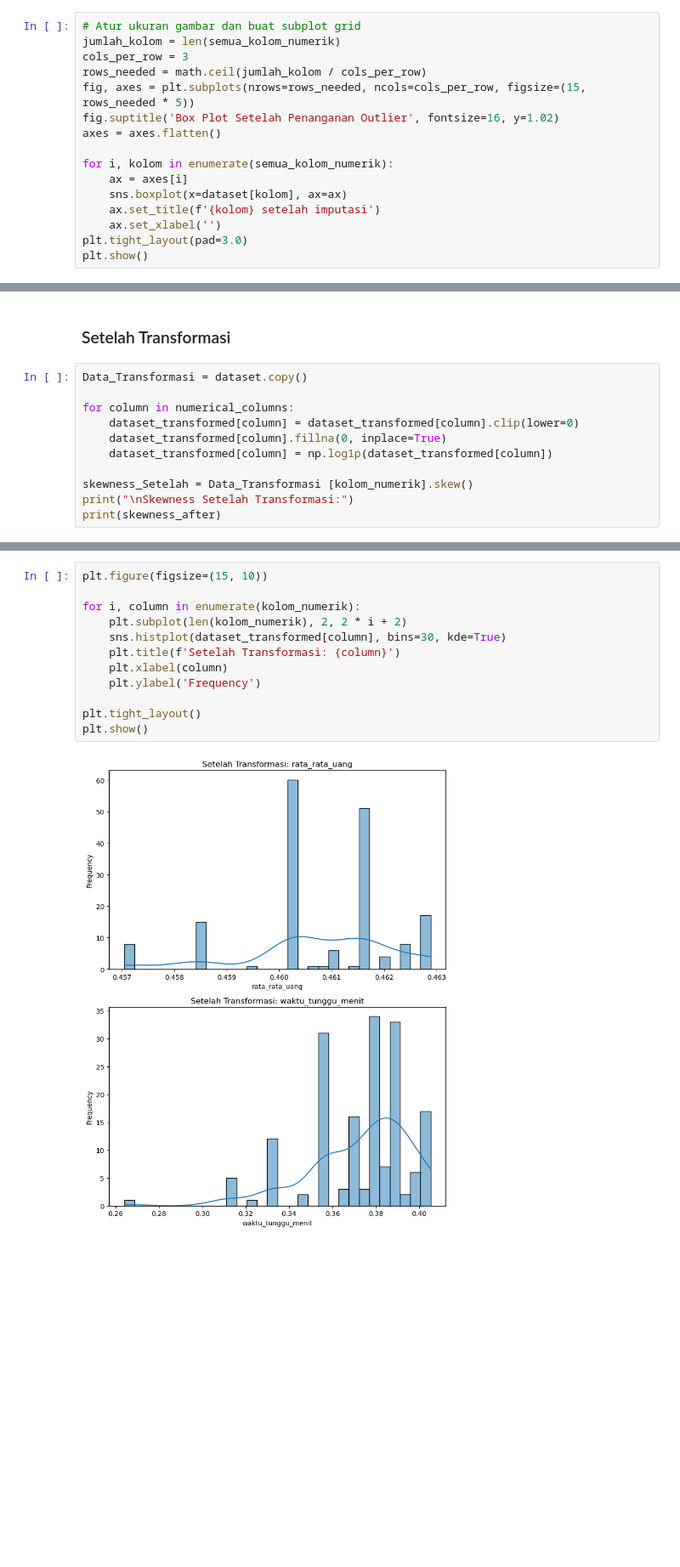
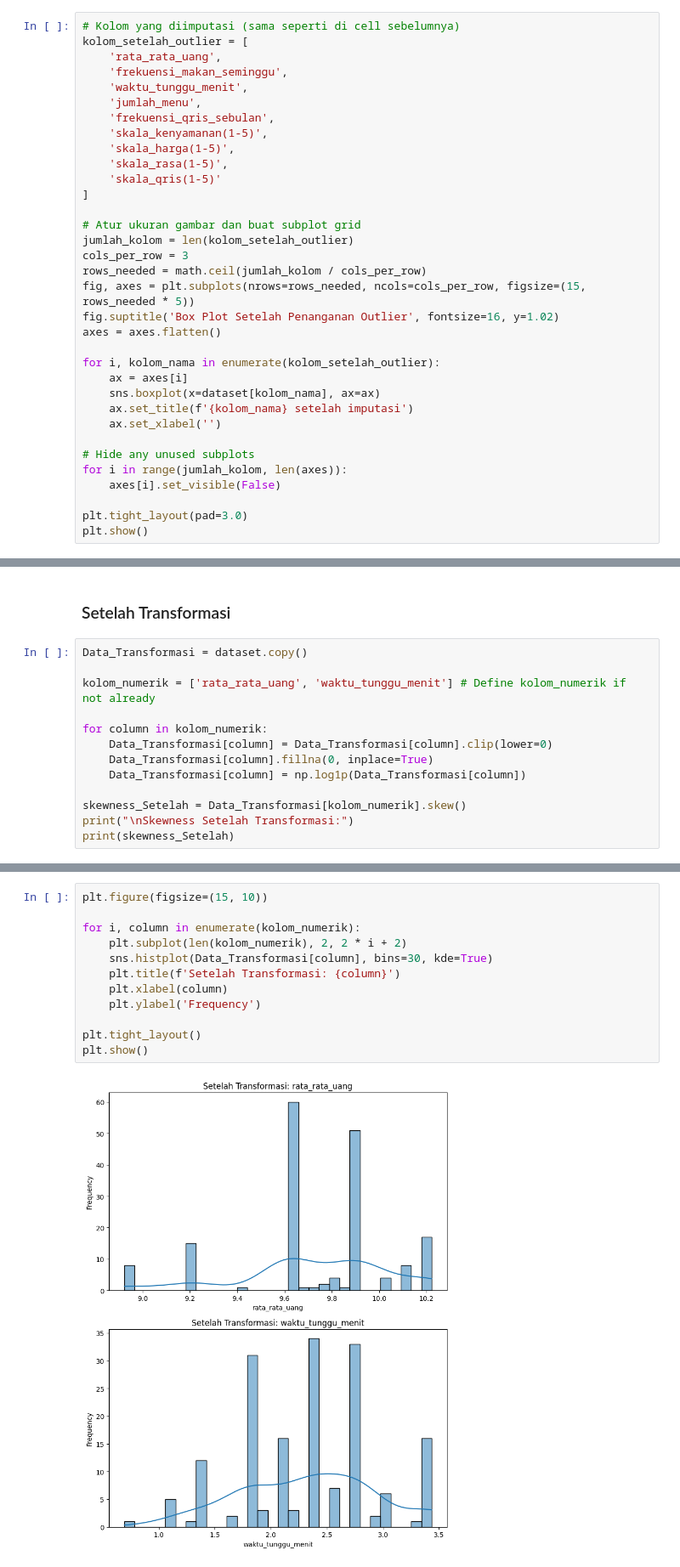
Before and after one commit to IndraMaulanaa13/Sumber-Makmur, a Jupyter notebook: EDA_SUmber_Makmur.ipynb, the cells around one changed output, grey strips where cells are left out. Shown at 85% size. Drawn from its saved outputs; the diff is of its cells as text; blank space fills up the shorter version.

```diff
--- a/EDA_SUmber_Makmur.ipynb
+++ b/EDA_SUmber_Makmur.ipynb
@@ -653,19 +655,37 @@ Dengan strategi ini, sebaran data tetap terjaga dalam rentang wajar tanpa mengha
 # %% [markdown]
 ### Menampilkan boxplot setelah outlier diatasi
 # %%
+# Kolom yang diimputasi (sama seperti di cell sebelumnya)
+kolom_setelah_outlier = [
+    'rata_rata_uang',
+    'frekuensi_makan_seminggu',
+    'waktu_tunggu_menit',
+    'jumlah_menu',
+    'frekuensi_qris_sebulan',
+    'skala_kenyamanan(1-5)',
+    'skala_harga(1-5)',
+    'skala_rasa(1-5)',
+    'skala_qris(1-5)'
+]
+
 # Atur ukuran gambar dan buat subplot grid
-jumlah_kolom = len(semua_kolom_numerik)
+jumlah_kolom = len(kolom_setelah_outlier)
 cols_per_row = 3
 rows_needed = math.ceil(jumlah_kolom / cols_per_row)
 fig, axes = plt.subplots(nrows=rows_needed, ncols=cols_per_row, figsize=(15, rows_needed * 5))
 fig.suptitle('Box Plot Setelah Penanganan Outlier', fontsize=16, y=1.02)
 axes = axes.flatten()
 
-for i, kolom in enumerate(semua_kolom_numerik):
+for i, kolom_nama in enumerate(kolom_setelah_outlier):
     ax = axes[i]
-    sns.boxplot(x=dataset[kolom], ax=ax)
-    ax.set_title(f'{kolom} setelah imputasi')
+    sns.boxplot(x=dataset[kolom_nama], ax=ax)
+    ax.set_title(f'{kolom_nama} setelah imputasi')
     ax.set_xlabel('')
+
+# Hide any unused subplots
+for i in range(jumlah_kolom, len(axes)):
+    axes[i].set_visible(False)
+
 plt.tight_layout(pad=3.0)
 plt.show()
 # %% [output]
@@ -960,14 +980,16 @@ Visualisasi ini memperkuat hasil analisis skewness sebelumnya, yakni bahwa waktu
 # %%
 Data_Transformasi = dataset.copy()
 
-for column in numerical_columns:
-    dataset_transformed[column] = dataset_transformed[column].clip(lower=0)
-    dataset_transformed[column].fillna(0, inplace=True)
-    dataset_transformed[column] = np.log1p(dataset_transformed[column])
+kolom_numerik = ['rata_rata_uang', 'waktu_tunggu_menit'] # Define kolom_numerik if not already
 
-skewness_Setelah = Data_Transformasi [kolom_numerik].skew()
+for column in kolom_numerik:
+    Data_Transformasi[column] = Data_Transformasi[column].clip(lower=0)
+    Data_Transformasi[column].fillna(0, inplace=True)
+    Data_Transformasi[column] = np.log1p(Data_Transformasi[column])
+
+skewness_Setelah = Data_Transformasi[kolom_numerik].skew()
 print("\nSkewness Setelah Transformasi:")
-print(skewness_after)
+print(skewness_Setelah)
 # %% [output]
 Skewness Setelah Transformasi:
 rata_rata_uang       -0.677916
@@ -996,17 +1018,17 @@ Dengan demikian, log transform berhasil membuat data lebih seimbang dan sesuai d
 # %%
 plt.figure(figsize=(15, 10))
 
 for i, column in enumerate(kolom_numerik):
     plt.subplot(len(kolom_numerik), 2, 2 * i + 2)
-    sns.histplot(dataset_transformed[column], bins=30, kde=True)
+    sns.histplot(Data_Transformasi[column], bins=30, kde=True)
     plt.title(f'Setelah Transformasi: {column}')
     plt.xlabel(column)
     plt.ylabel('Frequency')
 
 plt.tight_layout()
 plt.show()
 # %% [output]
-[figure, old version]
+[figure, new version]
 # %% [markdown]
 Histogram setelah log transform memperlihatkan perubahan distribusi pada variabel numerik:
 
```
Also changed, not shown: parts of 9 cells of this notebook.
